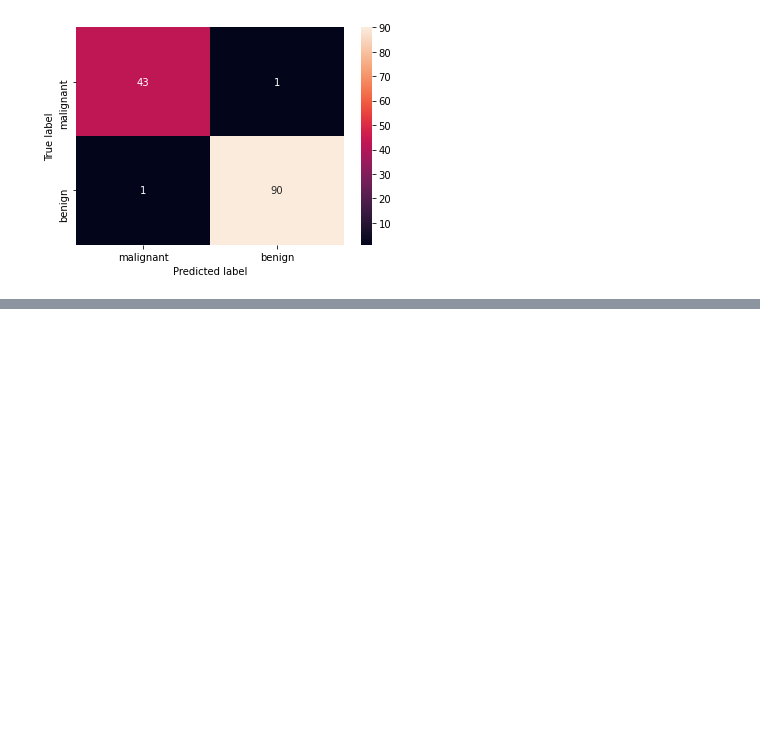
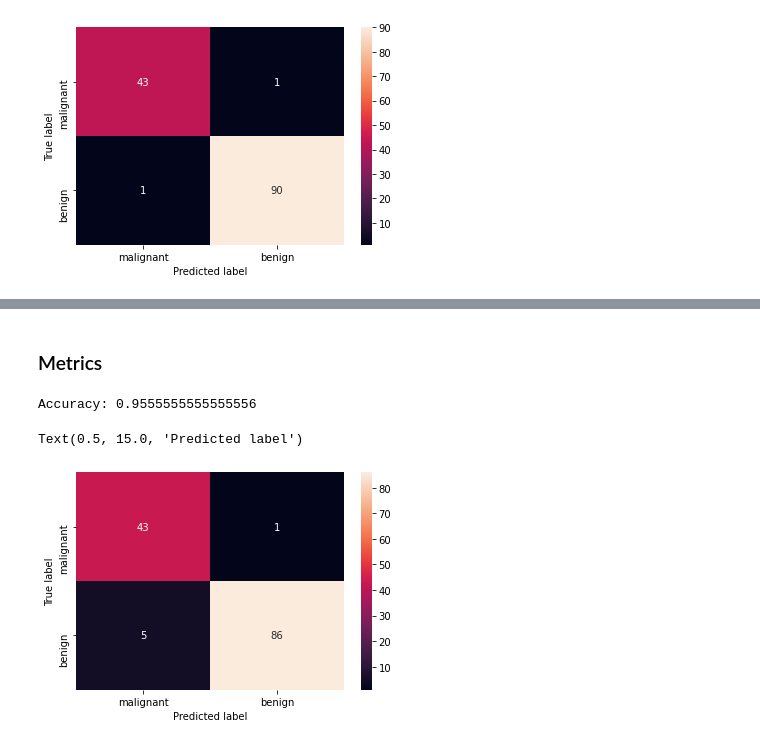
Before and after one commit to paulobrunheroto/ML-Notebooks, a Jupyter notebook: Classification Algorithms.ipynb, the cells around one changed output, grey strips where cells are left out. Saved outputs shown, nothing was run; the diff lists cells and outputs as text; code cells hidden in the pictures; blank space fills up the shorter version.

```diff
--- a/Classification Algorithms.ipynb
+++ b/Classification Algorithms.ipynb
@@ -174,8 +172,9 @@ from keras.metrics import Recall
 # %%
 model = Sequential()
 model.add(Dense(500, activation='relu', input_dim = len(X_train.columns)))
+model.add(Dense(500, activation='relu'))
+model.add(Dense(300, activation='relu'))
 model.add(Dense(100, activation='relu'))
-model.add(Dense(50, activation='relu'))
 model.add(Dense(1, activation='sigmoid'))
 # %%
 model.compile(optimizer='adam',
@@ -223,0 +227,10 @@ Text(0.5, 15.0, 'Predicted label')
+# %%
+mlp_param = {"learning_rate_init": [0.0001, 0.001], "alpha": [0.0001, 0.001, 0.005]}
+model = MLPClassifier(
+        activation="relu",
+        solver="adam",
+        early_stopping=True,
+        max_iter=200,
+        hidden_layer_sizes=(512,),
+        verbose=True,)
+grid = GridParam(X_train, y_train, model, mlp_param, 'recall')
@@ -223,0 +255,12 @@ Text(0.5, 15.0, 'Predicted label')
+# %%
+mlp_best = MLPClassifier(
+        activation="relu",
+        solver="adam",
+        early_stopping=True,
+        max_iter=200,
+        hidden_layer_sizes=(512,),
+        verbose=True,
+        learning_rate_init = grid.best_params_["learning_rate_init"], alpha = grid.best_params_["alpha"]
+)
+# %%
+mlp_best.fit(X_train,y_train)
@@ -223,0 +287,16 @@ Text(0.5, 15.0, 'Predicted label')
+# %% [markdown]
+### Metrics
+# %%
+y_pred=mlp_best.predict(X_test)
+
+print("Accuracy:",accuracy_score(y_test, y_pred))
+
+cf_Matrix = confusion_matrix(y_test, y_pred)
+
+sns.heatmap(cf_Matrix, annot=True, xticklabels = ['malignant', 'benign'], yticklabels = ['malignant' ,'benign'])
+plt.ylabel('True label')
+plt.xlabel('Predicted label')
+# %% [output]
+Accuracy: 0.9555555555555556
+Text(0.5, 15.0, 'Predicted label')
+[figure, added]
```
Also changed, not shown: parts of 9 cells of this notebook, 1 other file.
